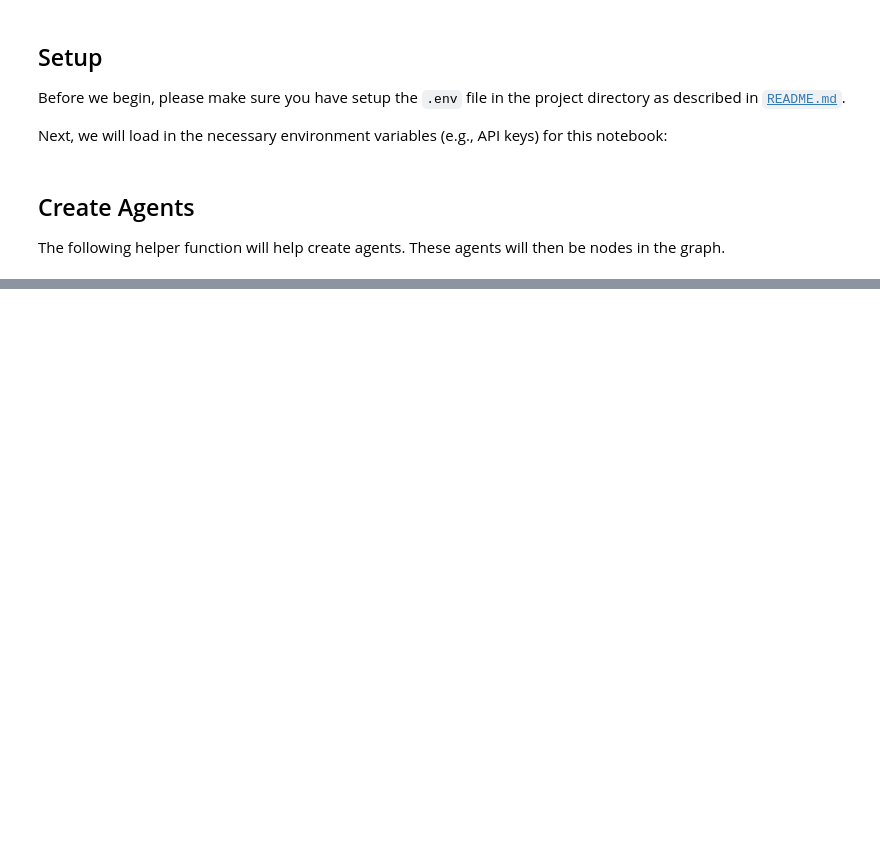
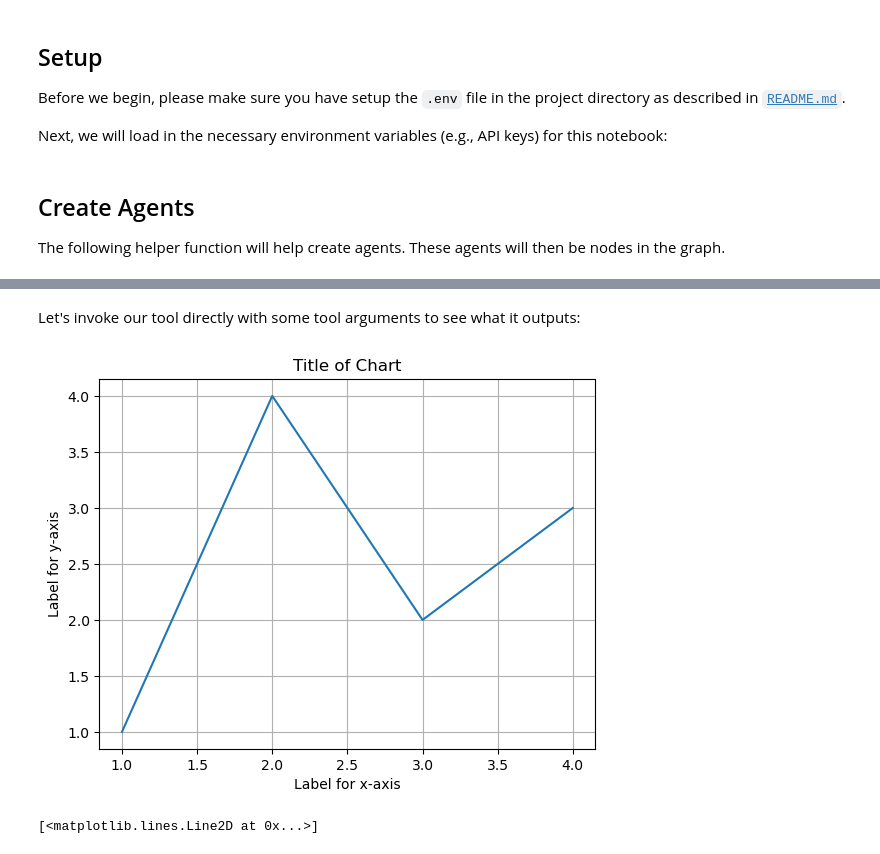
Before and after one commit to TCLee/multi-agent-collab, a Jupyter notebook: multi-agent-collab.ipynb, the cells around one changed output, grey strips where cells are left out. Cells and saved outputs as stored; diff of their text form; code cells hidden in the pictures; blank space fills up the shorter version.

Commit message:
Add tools for the agents

```diff
--- a/multi-agent-collab.ipynb
+++ b/multi-agent-collab.ipynb
@@ -117,0 +224,15 @@ web_search_tool = TavilySearchResults(max_results=3)
+# %% [markdown]
+Let's invoke our tool directly with some tool arguments to see what it outputs:
+# %%
+plot_line_chart.invoke(
+    input={
+        "x": [1, 2, 3, 4],
+        "y": [1, 4, 2, 3],
+        "title": "Title of Chart",
+        "x_label": "Label for x-axis",
+        "y_label": "Label for y-axis",
+    }
+)
+# %% [output]
+[figure, added]
+[<matplotlib.lines.Line2D at 0x...>]
```
Also changed, not shown: parts of 8 cells of this notebook.
